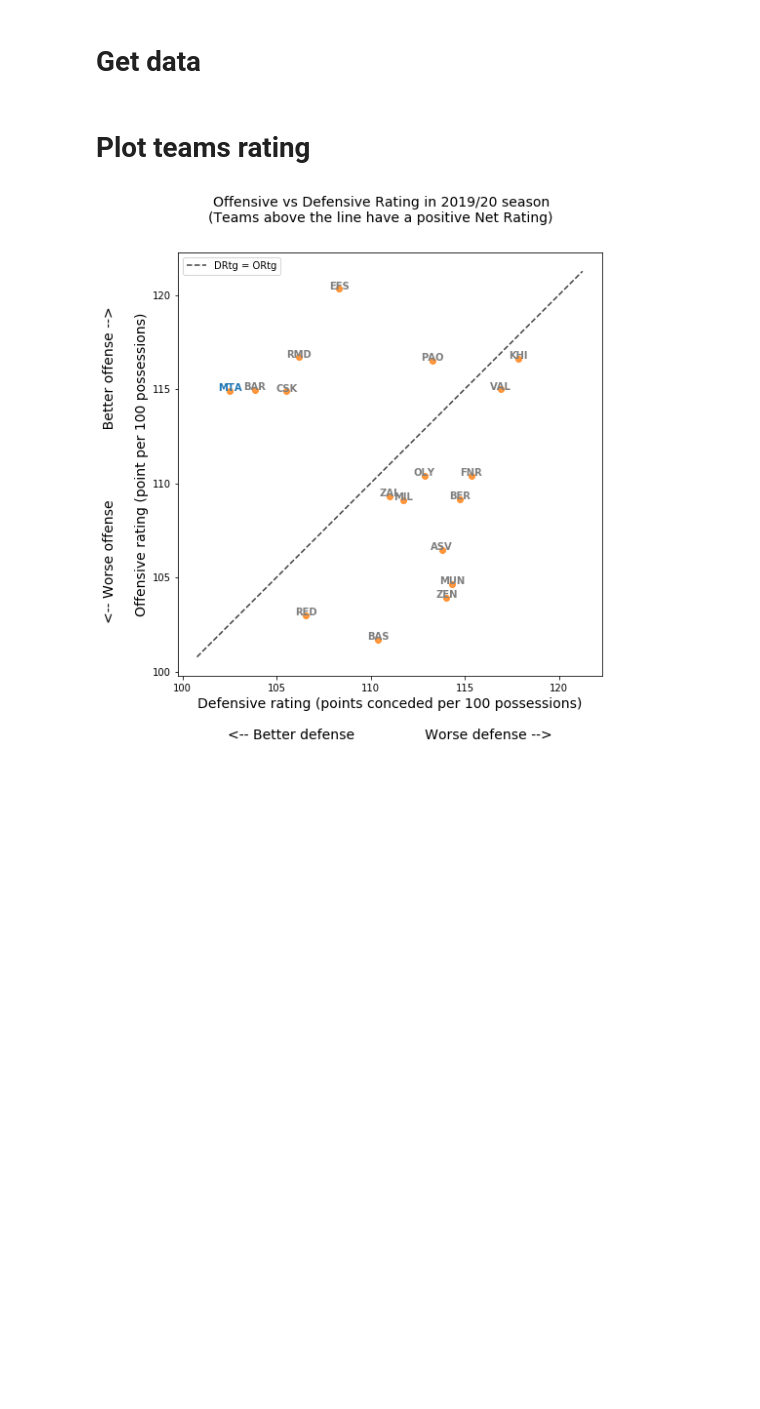
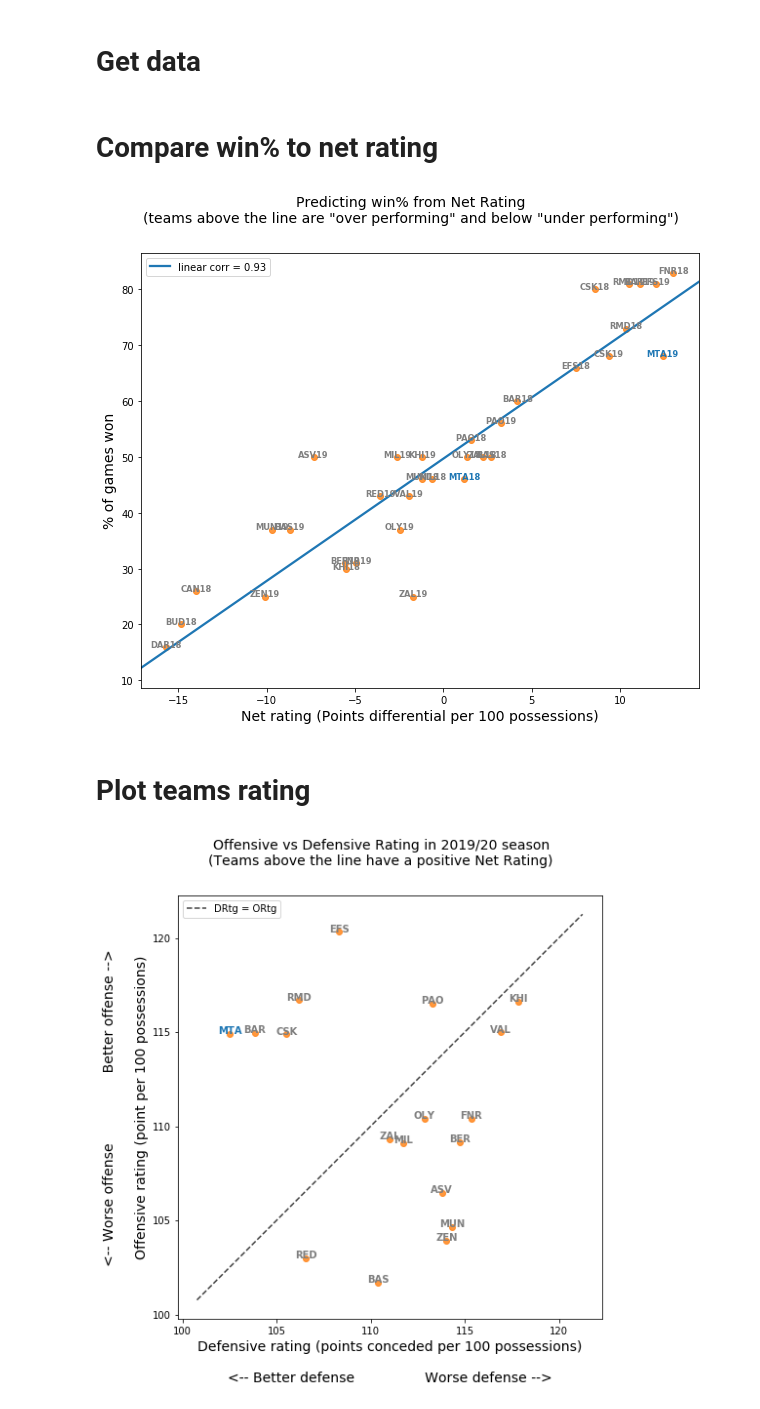
Before and after one commit to avivshany/euroleague, a Jupyter notebook: teams_ratings.ipynb, the cells around one changed output. Saved outputs shown, nothing was run; the diff lists cells and outputs as text; code cells hidden in the pictures; blank space fills up the shorter version.

```diff
--- a/teams_ratings.ipynb
+++ b/teams_ratings.ipynb
@@ -11,2 +16,12 @@ teams_stats = e.get_data(df_name='teams_stats', seasons_rounds=seasons_rounds)
+# %% [markdown]
+# Compare win% to net rating
+# %%
+title_suffix = '\n(teams above the line are "over performing" and below "under performing")'
+e.plot_bivariate(
+    df=teams_stats, x='NETRtg', y='win_pct', hue='isMTA', fit_reg=True, text_size='small',
+    suptitle='Predicting win% from Net Rating' + title_suffix
+);
+# %% [output]
+[figure, added]
 # %% [markdown]
 # Plot teams rating
```
Also changed, not shown: parts of 9 cells of this notebook.
